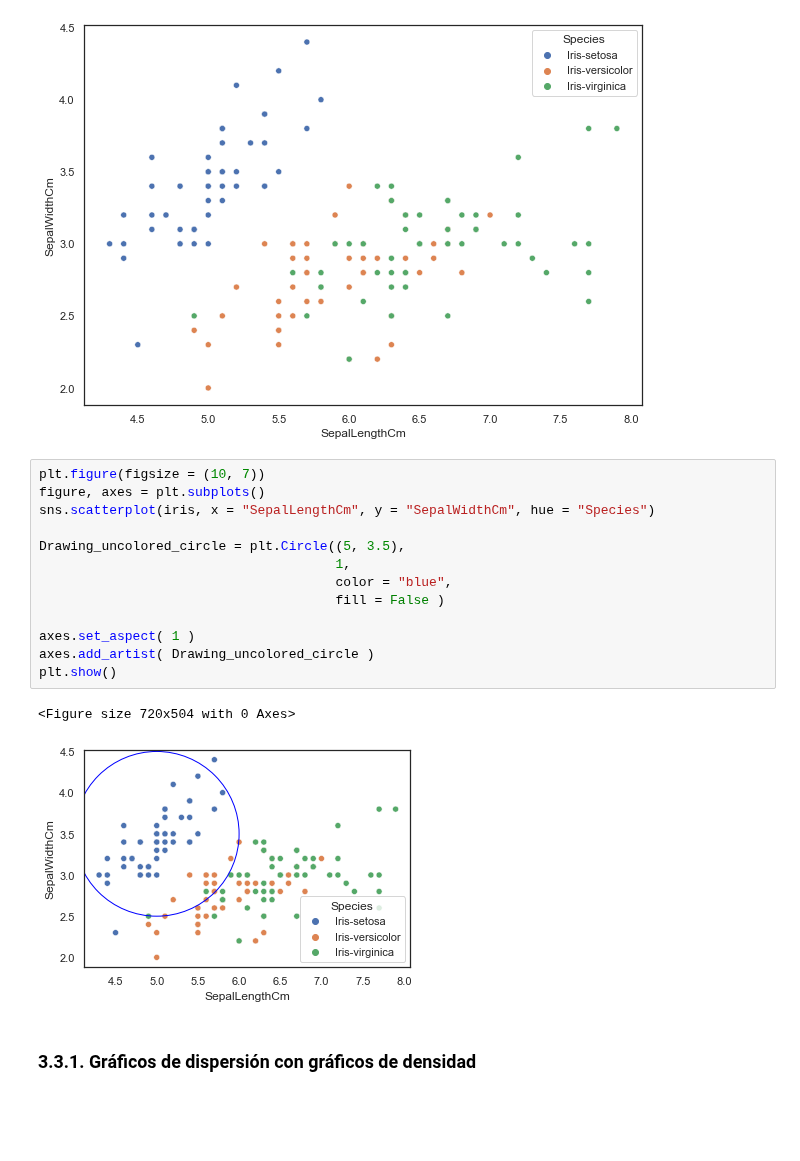
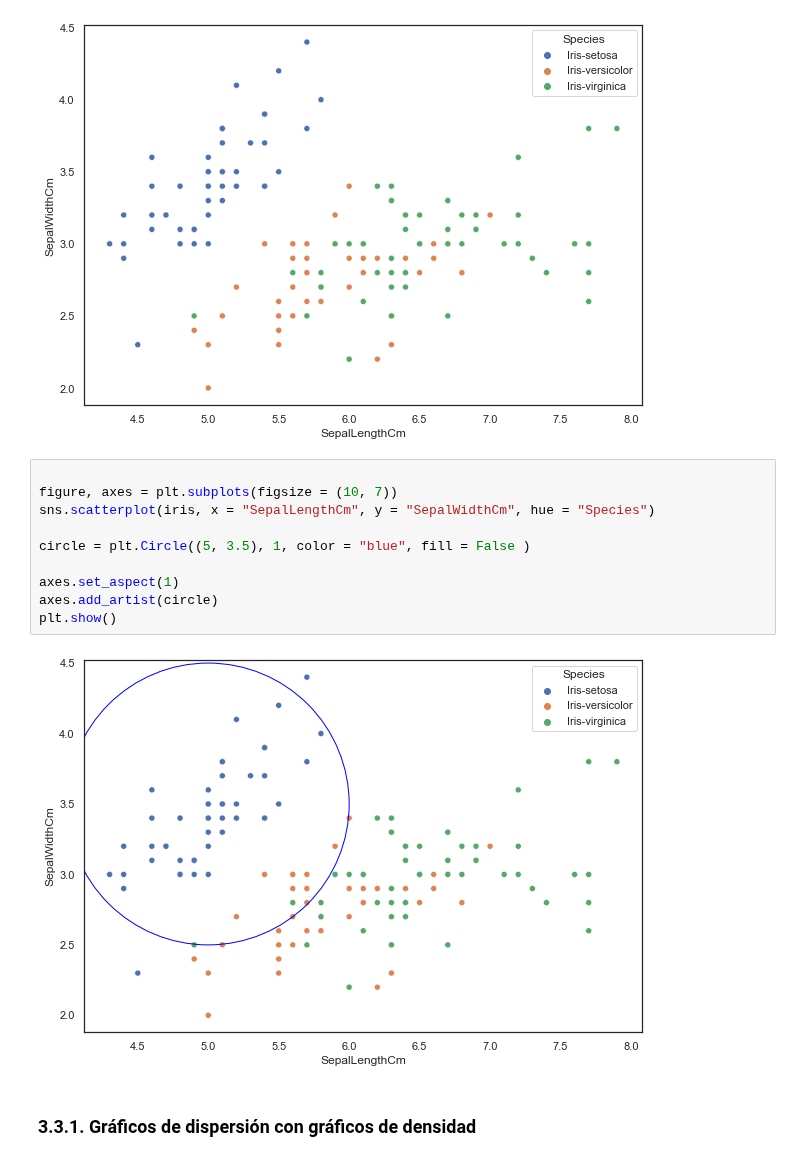
Before and after one commit to JuanMartinL/Data-Science-Crash-Course, a Jupyter notebook: Lecture 7 - Visualization/Lecture7_DataViz.ipynb, the cells around one changed output. Drawn from its saved outputs; the diff is of its cells as text; blank space fills up the shorter version.

```diff
--- a/Lecture 7 - Visualization/Lecture7_DataViz.ipynb
+++ b/Lecture 7 - Visualization/Lecture7_DataViz.ipynb
@@ -335,21 +335,17 @@ sns.scatterplot(iris, x = "SepalLengthCm", y = "SepalWidthCm", hue = "Species")
 <AxesSubplot:xlabel='SepalLengthCm', ylabel='SepalWidthCm'>
 [figure]
 # %%
-plt.figure(figsize = (10, 7))
-figure, axes = plt.subplots()
+
+figure, axes = plt.subplots(figsize = (10, 7))
 sns.scatterplot(iris, x = "SepalLengthCm", y = "SepalWidthCm", hue = "Species")
 
-Drawing_uncolored_circle = plt.Circle((5, 3.5),
-                                      1,
-                                      color = "blue",
-                                      fill = False )
+circle = plt.Circle((5, 3.5), 1, color = "blue", fill = False )
 
-axes.set_aspect( 1 )
-axes.add_artist( Drawing_uncolored_circle )
+axes.set_aspect(1)
+axes.add_artist(circle)
 plt.show()
 # %% [output]
-<Figure size 720x504 with 0 Axes>
-[figure, old version]
+[figure, new version]
 # %% [markdown]
 ### 3.3.1. Gráficos de dispersión con gráficos de densidad
 # %% [markdown]
```
Also changed, not shown: parts of 1 cell of this notebook, 7 other files.
